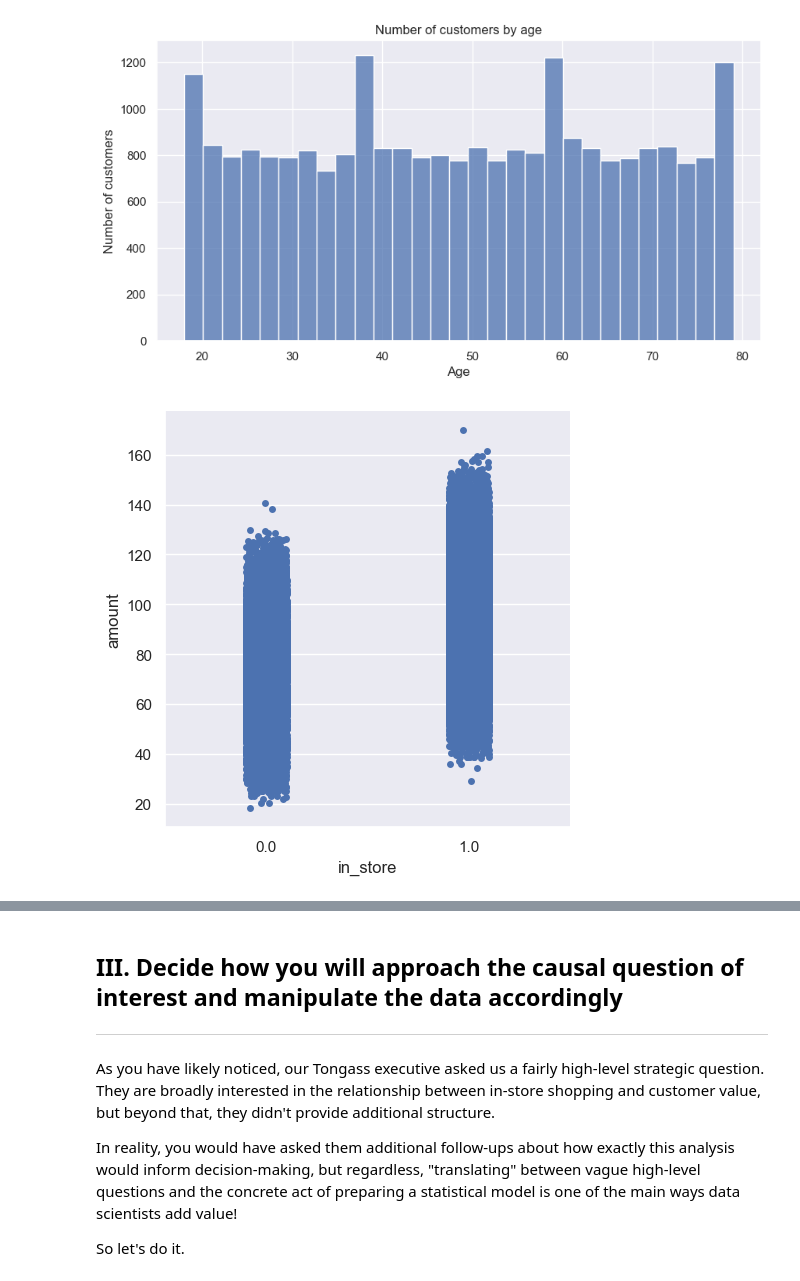
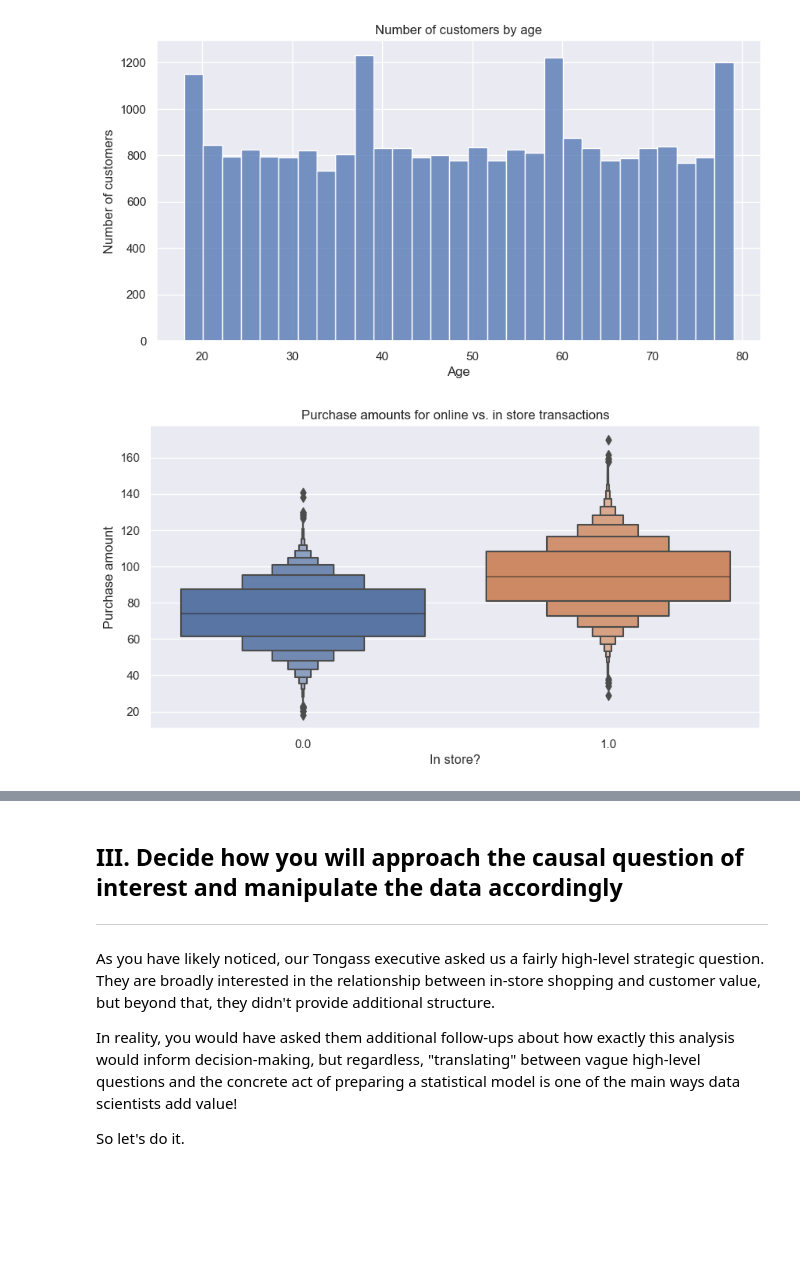
Before and after one commit to pwharrison/corise, a Jupyter notebook: causal-inference/week1_project.ipynb, the cells around one changed output, grey strips where cells are left out. Drawn from its saved outputs; the diff is of its cells as text; code cells hidden in the pictures; blank space fills up the shorter version.

```diff
--- a/causal-inference/week1_project.ipynb
+++ b/causal-inference/week1_project.ipynb
@@ -215,7 +215,14 @@ ax.set(
 [figure]
 # %%
 # TODO: determine if customer value seems correlated with in-store shopping
-# %%
-sns.catplot(data=df, x='in_store', y='amount');
-# %% [output]
-[figure, removed]
+# %%
+fig, ax = plt.subplots(1, 1, figsize=(10, 5))
+
+sns.boxenplot(data=df, x='in_store', y='amount', ax=ax)
+ax.set(
+    xlabel='In store?',
+    ylabel='Purchase amount',
+    title='Purchase amounts for online vs. in store transactions'
+);
+# %% [output]
+[figure, added]
```
Also changed, not shown: parts of 5 cells of this notebook.
